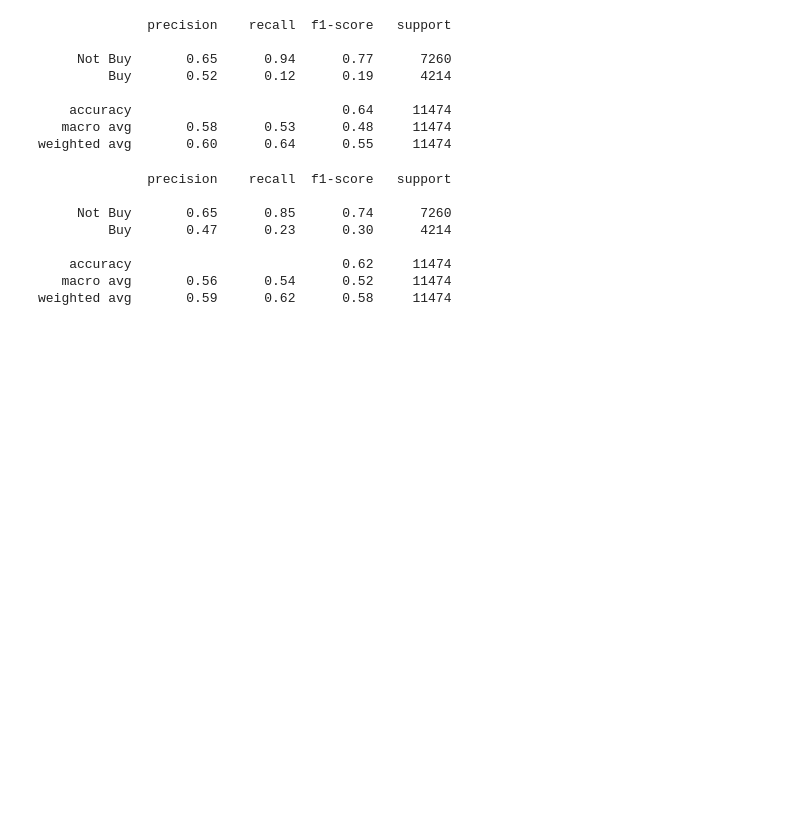
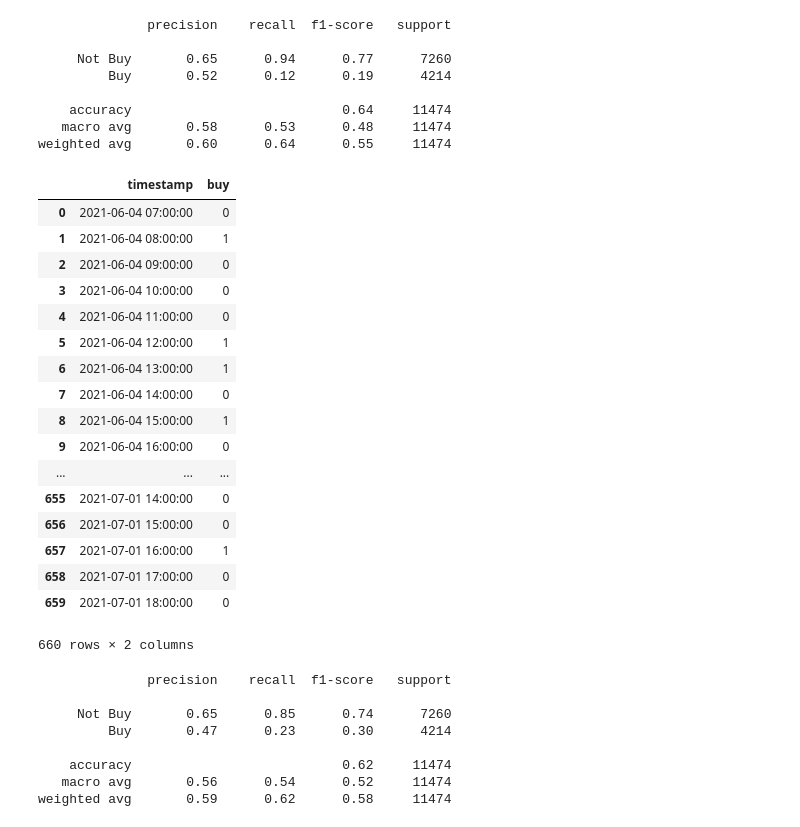
Before and after one commit to BaldHeads/alpha_gen, a Jupyter notebook: crypto/crypto_all.ipynb, the cells around one changed output. Saved outputs shown, nothing was run; the diff lists cells and outputs as text; code cells hidden in the pictures; blank space fills up the shorter version.

```diff
--- a/crypto/crypto_all.ipynb
+++ b/crypto/crypto_all.ipynb
@@ -269,7 +297,7 @@ gb_classifier = GradientBoostingClassifier(n_estimators=30,
                                     learning_rate=0.5,
                                     max_features=10,
                                     max_depth=6)
-gb_classifier.fit(X_train,y_train
+gb_classifier.fit(X_train,y_train)
 
 
 gb_predictions = gb_classifier.predict(X_test)
@@ -276,3 +320,30 @@ gb_predictions = gb_classifier.predict(X_test)
+# %%
+gb_pred_curr_btc = gb_classifier.predict(test_shifted_df)
+arr1 = gb_pred_curr_btc
+arr2 = test_data["timestamp"][60:].values
+
+gb_df = pd.DataFrame({"timestamp":arr2,"buy":arr1})
+
+gb_df
+# %% [output]
+|  | timestamp | buy |
+| 0 | 2021-06-04 07:00:00 | 0 |
+| 1 | 2021-06-04 08:00:00 | 1 |
+| 2 | 2021-06-04 09:00:00 | 0 |
+| 3 | 2021-06-04 10:00:00 | 0 |
+| 4 | 2021-06-04 11:00:00 | 0 |
+| 5 | 2021-06-04 12:00:00 | 1 |
+| 6 | 2021-06-04 13:00:00 | 1 |
+| 7 | 2021-06-04 14:00:00 | 0 |
+| 8 | 2021-06-04 15:00:00 | 1 |
+| 9 | 2021-06-04 16:00:00 | 0 |
+| ... | ... | ... |
+| 655 | 2021-07-01 14:00:00 | 0 |
+| 656 | 2021-07-01 15:00:00 | 0 |
+| 657 | 2021-07-01 16:00:00 | 1 |
+| 658 | 2021-07-01 17:00:00 | 0 |
+| 659 | 2021-07-01 18:00:00 | 0 |
+660 rows × 2 columns
 # %%
 print(classification_report(y_test, gb_predictions, target_names=target_names))
 # %% [output]
```
Also changed, not shown: parts of 8 cells of this notebook, 1 other file.
